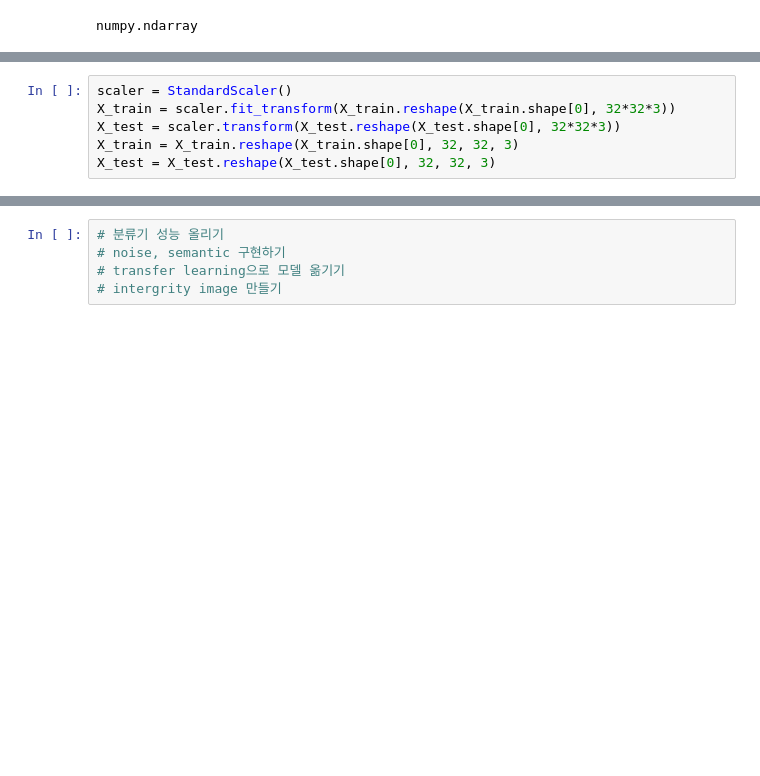
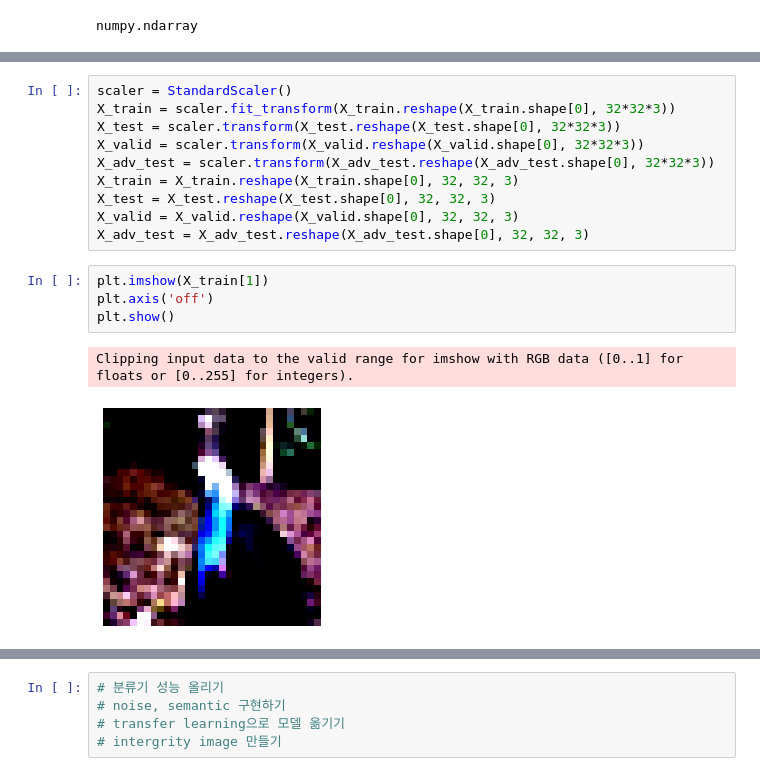
Before and after one commit to JLGGG/2020-2-DeepLearningProject, a Jupyter notebook: DL2020_project.ipynb, the cells around one changed output, grey strips where cells are left out. Cells and saved outputs as stored; diff of their text form; blank space fills up the shorter version.

```diff
--- a/DL2020_project.ipynb
+++ b/DL2020_project.ipynb
@@ -93,8 +103,19 @@ plt.show()
 scaler = StandardScaler()
 X_train = scaler.fit_transform(X_train.reshape(X_train.shape[0], 32*32*3))
 X_test = scaler.transform(X_test.reshape(X_test.shape[0], 32*32*3))
+X_valid = scaler.transform(X_valid.reshape(X_valid.shape[0], 32*32*3))
+X_adv_test = scaler.transform(X_adv_test.reshape(X_adv_test.shape[0], 32*32*3))
 X_train = X_train.reshape(X_train.shape[0], 32, 32, 3)
 X_test = X_test.reshape(X_test.shape[0], 32, 32, 3)
+X_valid = X_valid.reshape(X_valid.shape[0], 32, 32, 3)
+X_adv_test = X_adv_test.reshape(X_adv_test.shape[0], 32, 32, 3)
+# %%
+plt.imshow(X_train[1])
+plt.axis('off')
+plt.show()
+# %% [output]
+Clipping input data to the valid range for imshow with RGB data ([0..1] for floats or [0..255] for integers).
+[figure, added]
 # %%
 model = keras.models.Sequential()
 model.add(Conv2D(64, (3,3), activation='relu', padding='same', input_shape=(32,32,3)))
```
Also changed, not shown: parts of 10 cells of this notebook.
